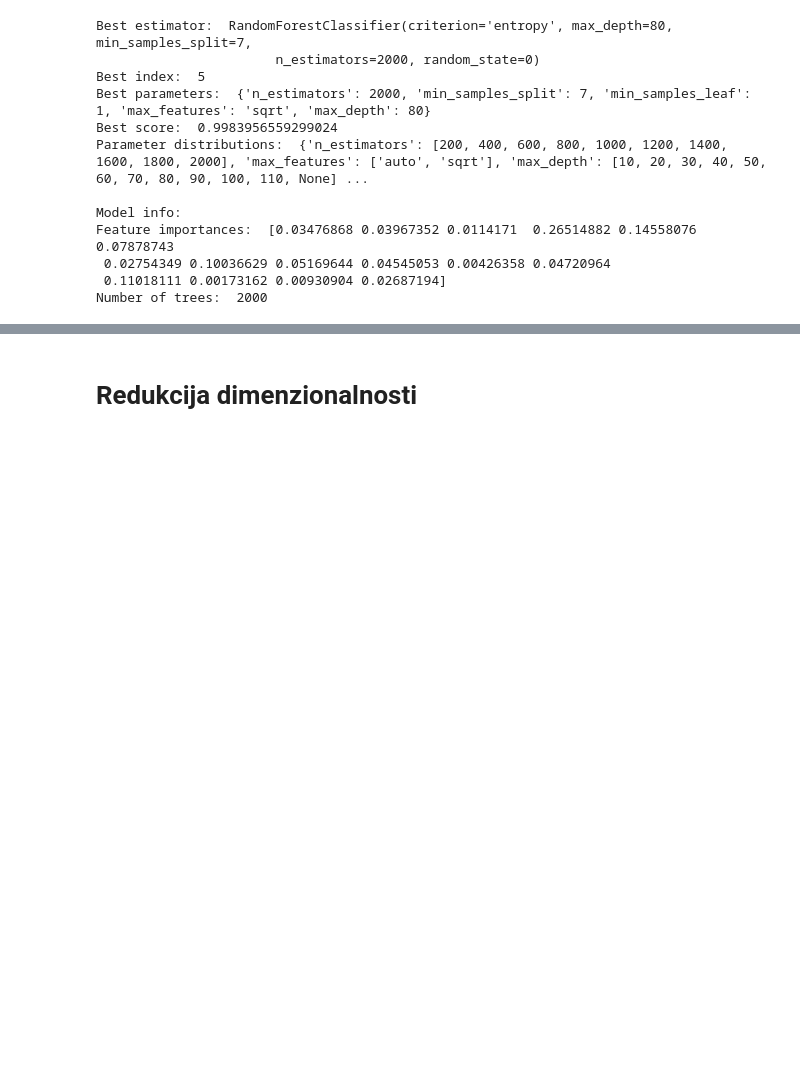
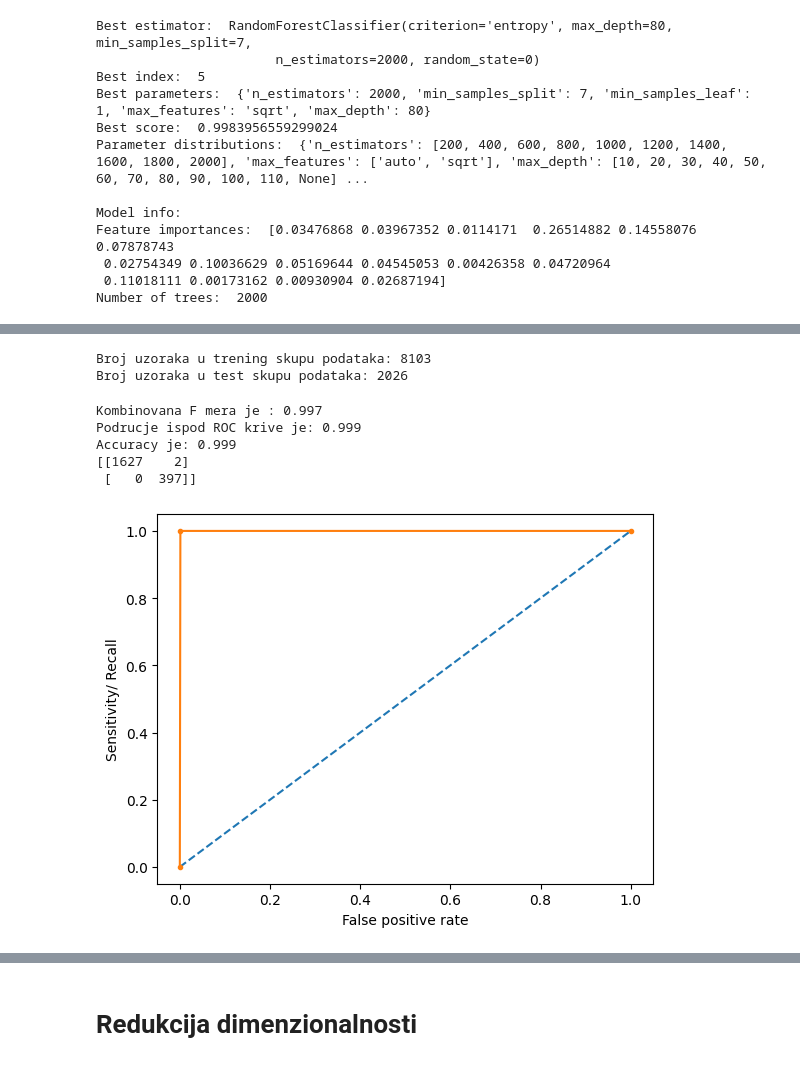
Before and after one commit to NastasijaaS/Machine-Learning-Classification, a Jupyter notebook: projekat1.ipynb, the cells around one changed output, grey strips where cells are left out. Cells and saved outputs as stored; diff of their text form; code cells hidden in the pictures; blank space fills up the shorter version.

```diff
--- a/projekat1.ipynb
+++ b/projekat1.ipynb
@@ -879,0 +893,5 @@ Number of trees:  2000
+# %%
+cols = [col for col in data.columns if col not in ['Room_Occupancy_Count']]
+data_features = data[cols]
+target = data['Room_Occupancy_Count']
+data_features.head(2)
@@ -879,0 +902,50 @@ Number of trees:  2000
+# %%
+#sa light
+from sklearn.model_selection import train_test_split
+
+data_train,data_test,target_train,target_test = train_test_split(data_features,target,test_size=0.2,random_state=10)
+
+print(f"Broj uzoraka u trening skupu podataka: {len(data_train)}")
+print(f"Broj uzoraka u test skupu podataka: {len(data_test)}")
+# %% [output]
+Broj uzoraka u trening skupu podataka: 8103
+Broj uzoraka u test skupu podataka: 2026
+# %%
+from sklearn.svm import SVC
+from sklearn import preprocessing
+from sklearn.metrics import f1_score, roc_auc_score, accuracy_score, confusion_matrix
+
+svc_model = SVC(kernel="linear", random_state=0, probability=True)
+scaler = preprocessing.StandardScaler()
+
+data_train_scaler = scaler.fit_transform(data_train)
+data_test_scaler = scaler.transform(data_test)
+
+pred = svc_model.fit(data_train_scaler, target_train).predict(data_test_scaler)
+
+f1 = f1_score(target_test, pred)
+auc = roc_auc_score(target_test, pred)
+acc = accuracy_score(target_test, pred)
+
+print("Kombinovana F mera je : %0.3f" % f1)
+print("Podrucje ispod ROC krive je: %0.3f" % auc)
+print("Accuracy je: %0.3f" % acc)
+print(confusion_matrix(target_test, pred))
+# %% [output]
+Kombinovana F mera je : 0.997
+Podrucje ispod ROC krive je: 0.999
+Accuracy je: 0.999
+[[1627    2]
+ [   0  397]]
+# %%
+fpr, tpr, thresholds = roc_curve(target_test, pred)
+# plot no skill
+plt.plot([0, 1], [0, 1], linestyle='--')
+# plot the roc curve for the model
+plt.plot(fpr, tpr, marker='.')
+plt.xlabel('False positive rate')
+plt.ylabel('Sensitivity/ Recall')
+# show the plot
+plt.show()
+# %% [output]
+[figure, added]
```
Also changed, not shown: parts of 25 cells of this notebook.
